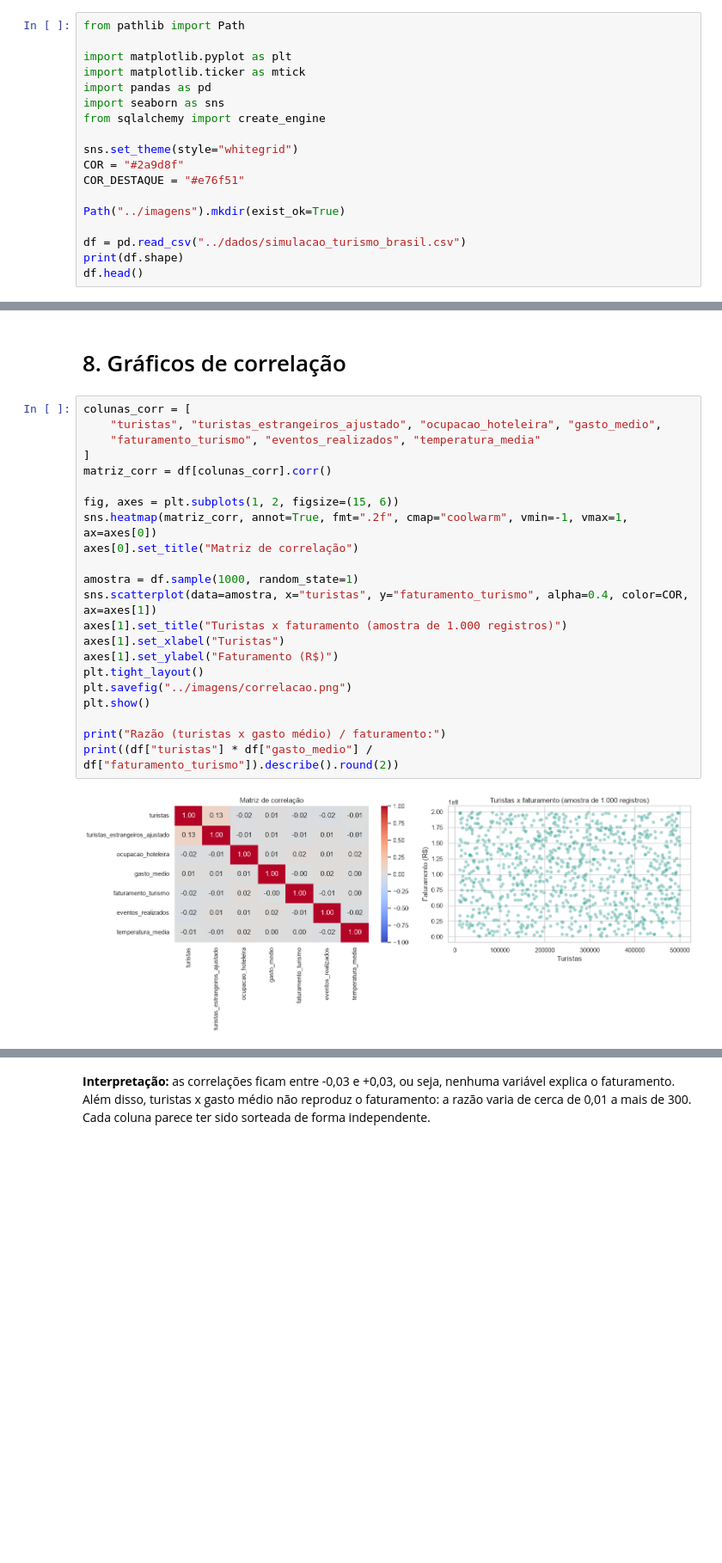
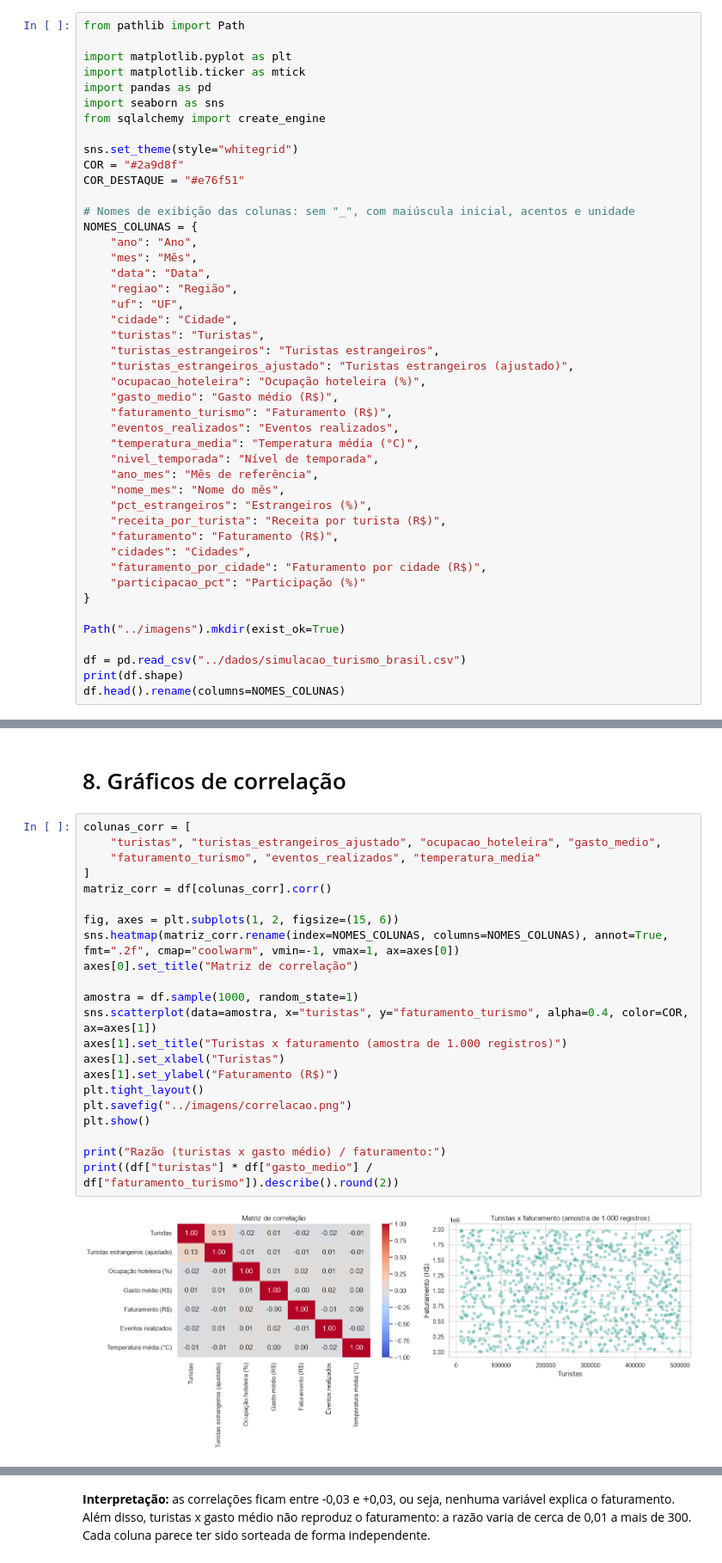
Before and after one commit to GuilhermeF2/projeto-g1, a Jupyter notebook: notebooks/analise_turismo.ipynb, the cells around one changed output, grey strips where cells are left out. Shown at 86% size. Saved outputs shown, nothing was run; the diff lists cells and outputs as text; blank space fills up the shorter version.

```diff
--- a/notebooks/analise_turismo.ipynb
+++ b/notebooks/analise_turismo.ipynb
@@ -44,10 +44,37 @@ sns.set_theme(style="whitegrid")
 COR = "#2a9d8f"
 COR_DESTAQUE = "#e76f51"
 
+# Nomes de exibição das colunas: sem "_", com maiúscula inicial, acentos e unidade
+NOMES_COLUNAS = {
+    "ano": "Ano",
+    "mes": "Mês",
+    "data": "Data",
+    "regiao": "Região",
+    "uf": "UF",
+    "cidade": "Cidade",
+    "turistas": "Turistas",
+    "turistas_estrangeiros": "Turistas estrangeiros",
+    "turistas_estrangeiros_ajustado": "Turistas estrangeiros (ajustado)",
+    "ocupacao_hoteleira": "Ocupação hoteleira (%)",
+    "gasto_medio": "Gasto médio (R$)",
+    "faturamento_turismo": "Faturamento (R$)",
+    "eventos_realizados": "Eventos realizados",
+    "temperatura_media": "Temperatura média (°C)",
+    "nivel_temporada": "Nível de temporada",
+    "ano_mes": "Mês de referência",
+    "nome_mes": "Nome do mês",
+    "pct_estrangeiros": "Estrangeiros (%)",
+    "receita_por_turista": "Receita por turista (R$)",
+    "faturamento": "Faturamento (R$)",
+    "cidades": "Cidades",
+    "faturamento_por_cidade": "Faturamento por cidade (R$)",
+    "participacao_pct": "Participação (%)"
+}
+
 Path("../imagens").mkdir(exist_ok=True)
 
 df = pd.read_csv("../dados/simulacao_turismo_brasil.csv")
 print(df.shape)
-df.head()
+df.head().rename(columns=NOMES_COLUNAS)
 # %% [output]
 (4440, 14)
@@ -352,27 +379,27 @@ kpis
 # %%
 colunas_corr = [
     "turistas", "turistas_estrangeiros_ajustado", "ocupacao_hoteleira", "gasto_medio",
     "faturamento_turismo", "eventos_realizados", "temperatura_media"
 ]
 matriz_corr = df[colunas_corr].corr()
 
 fig, axes = plt.subplots(1, 2, figsize=(15, 6))
-sns.heatmap(matriz_corr, annot=True, fmt=".2f", cmap="coolwarm", vmin=-1, vmax=1, ax=axes[0])
+sns.heatmap(matriz_corr.rename(index=NOMES_COLUNAS, columns=NOMES_COLUNAS), annot=True, fmt=".2f", cmap="coolwarm", vmin=-1, vmax=1, ax=axes[0])
 axes[0].set_title("Matriz de correlação")
 
 amostra = df.sample(1000, random_state=1)
 sns.scatterplot(data=amostra, x="turistas", y="faturamento_turismo", alpha=0.4, color=COR, ax=axes[1])
 axes[1].set_title("Turistas x faturamento (amostra de 1.000 registros)")
 axes[1].set_xlabel("Turistas")
 axes[1].set_ylabel("Faturamento (R$)")
 plt.tight_layout()
 plt.savefig("../imagens/correlacao.png")
 plt.show()
 
 print("Razão (turistas x gasto médio) / faturamento:")
 print((df["turistas"] * df["gasto_medio"] / df["faturamento_turismo"]).describe().round(2))
 # %% [output]
-[figure, old version]
+[figure, new version]
 Razão (turistas x gasto médio) / faturamento:
 count    4440.00
 mean        4.77
```
Also changed, not shown: parts of 8 cells of this notebook, 6 other files.
